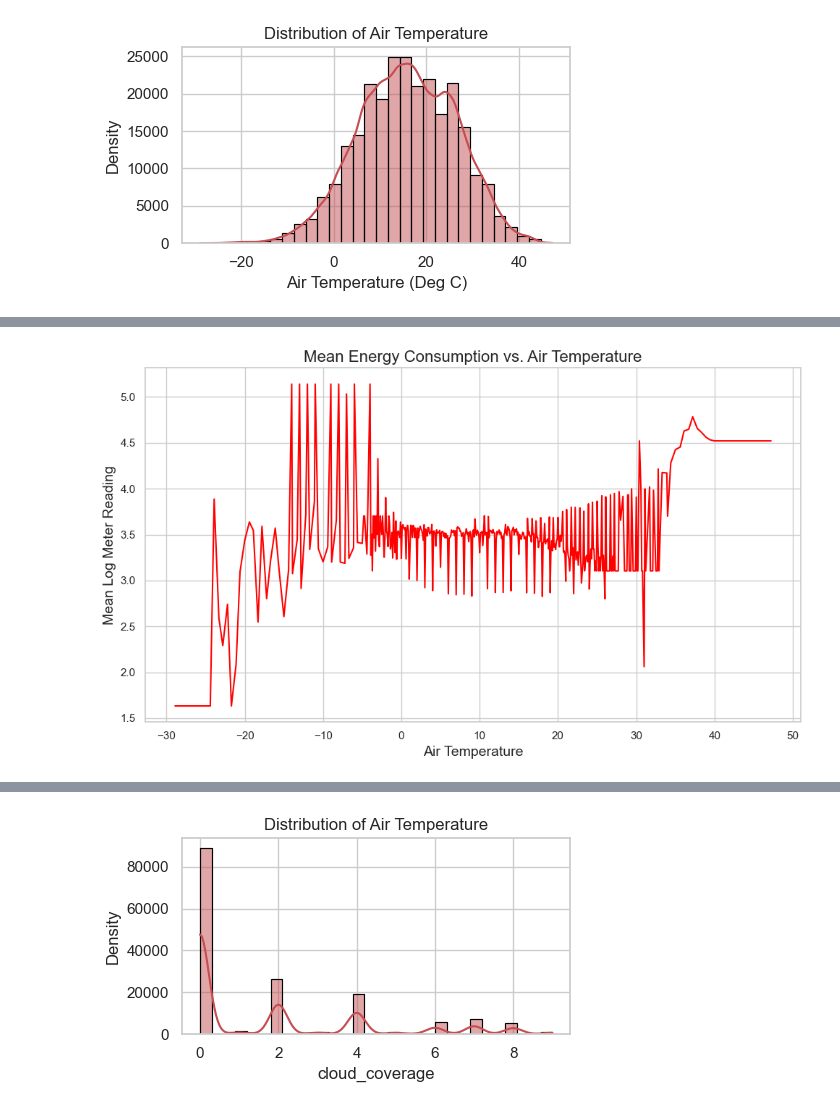
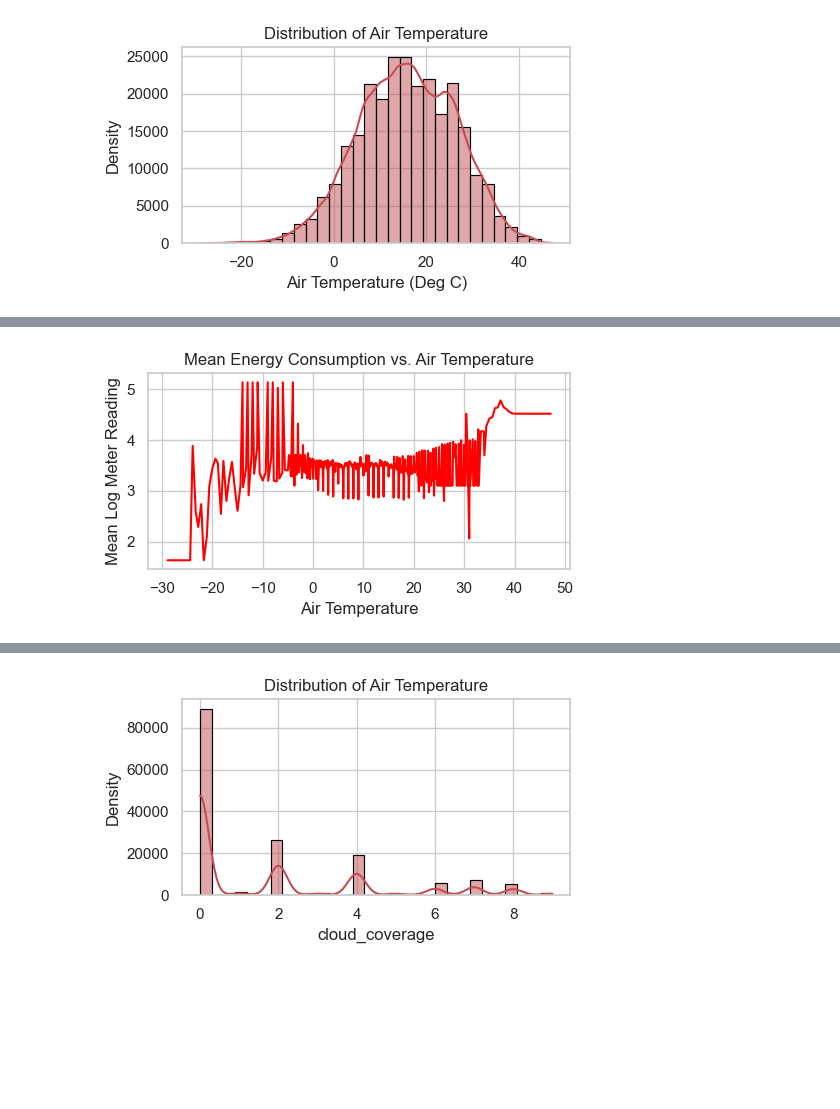
Before and after one commit to IvaMate/Energy-predictor, a Jupyter notebook: notebooks/0.1-eda.ipynb, the cells around one changed output, grey strips where cells are left out. Saved outputs shown, nothing was run; the diff lists cells and outputs as text; code cells hidden in the pictures; blank space fills up the shorter version.

```diff
--- a/notebooks/0.1-eda.ipynb
+++ b/notebooks/0.1-eda.ipynb
@@ -13,7 +14,10 @@ class_labels = {0: 'Electricity', 1: 'Chilled Water', 2: 'Steam', 3: 'Hot Water'
 # EDA
 # %%
 #Load
-train_df=pd.read_csv(r'C:\Users\imate\Documents\24.9.Notebooks_training\Final-pipeline\data\0_raw\0_merged_data.csv')
+base_path = r"C:\Users\imate\Documents\24.9.Notebooks_training\Energy-predictor\data\0_raw"
+train_file = os.path.join(base_path, "0_merged_train.csv")
+train_df=pd.read_csv(train_file)
+#Describe
 train_df['meter_reading'].describe()
 # %% [output]
 count    262305.000000
@@ -402,12 +392,12 @@ def plot_mean_energy_consumption_vs_air_temperature(train_df):
     sns.set(style="whitegrid")
 
     # Plot scatter plot with regression line
-    plt.figure(figsize=(10, 6))
+    plt.figure(figsize=(5, 3))
     sns.regplot(x='air_temperature', y='log_meter_reading', data=mean_meter_readings, scatter_kws={'s': 50}, line_kws={'color':'red'})
 
-    plt.title('Mean Energy Consumption vs. Air Temperature', fontsize=16)
-    plt.xlabel('Air Temperature', fontsize=14)
-    plt.ylabel('Mean Log Meter Reading', fontsize=14)
+    plt.title('Mean Energy Consumption vs. Air Temperature', fontsize=12)
+    plt.xlabel('Air Temperature', fontsize=12)
+    plt.ylabel('Mean Log Meter Reading', fontsize=12)
     plt.tight_layout()
     plt.show()
 
@@ -417,28 +407,28 @@ plot_mean_energy_consumption_vs_air_temperature(train_df)
 # %%
 # different view
 def plot_mean_energy_consumption_vs_air_temperature(train_df):
     """
     Plot the mean log-transformed meter readings against air temperature using a line graph.
 
     Parameters:
         train_df (pd.DataFrame): The DataFrame containing the data with 'log_meter_reading' and 'air_temperature' columns.
     """
     # Calculate mean log meter readings for each unique air temperature value
     mean_meter_readings = train_df.groupby('air_temperature')['log_meter_reading'].mean().reset_index()
 
     # Set style
     sns.set(style="whitegrid")
 
     # Plot line graph
-    plt.figure(figsize=(10, 6))
+    plt.figure(figsize=(5, 3))
     sns.lineplot(x='air_temperature', y='log_meter_reading', data=mean_meter_readings, color='red')
 
-    plt.title('Mean Energy Consumption vs. Air Temperature', fontsize=16)
-    plt.xlabel('Air Temperature', fontsize=14)
-    plt.ylabel('Mean Log Meter Reading', fontsize=14)
+    plt.title('Mean Energy Consumption vs. Air Temperature', fontsize=12)
+    plt.xlabel('Air Temperature', fontsize=12)
+    plt.ylabel('Mean Log Meter Reading', fontsize=12)
     plt.tight_layout()
     plt.show()
 
 plot_mean_energy_consumption_vs_air_temperature(train_df)
 # %% [output]
-[figure, old version]
+[figure, new version]
```
Also changed, not shown: parts of 16 cells of this notebook, 5 other files.
